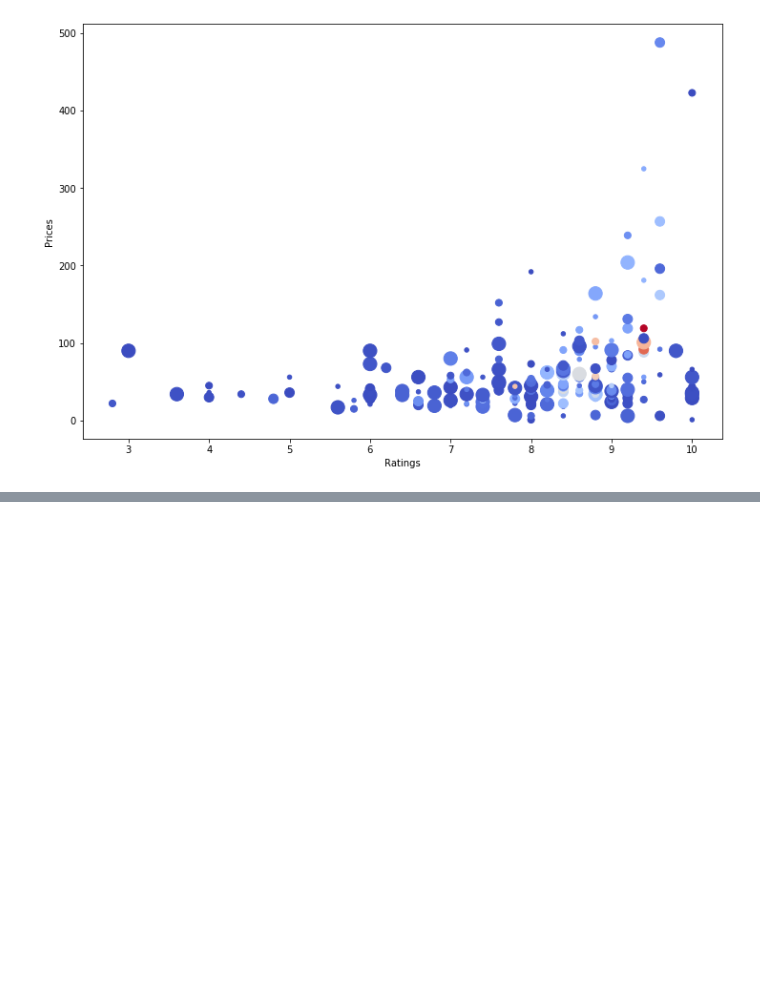
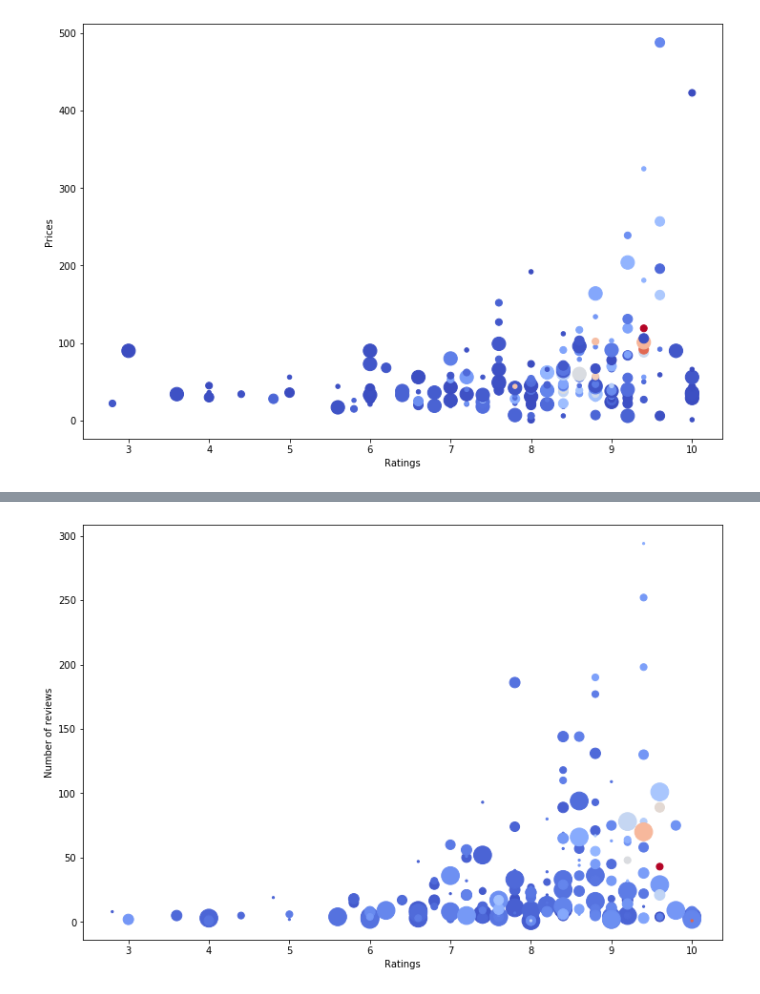
Before and after one commit to KelvinHwee/Machine-Learning, a Jupyter notebook: hotels(dot)com_webscraping_selenium.ipynb, the cells around one changed output, grey strips where cells are left out. Saved outputs shown, nothing was run; the diff lists cells and outputs as text; code cells hidden in the pictures; blank space fills up the shorter version.

```diff
--- a/hotels(dot)com_webscraping_selenium.ipynb
+++ b/hotels(dot)com_webscraping_selenium.ipynb
@@ -173,13 +175,15 @@ plt.show()
 # %%
 # rating against number of reviews
-plt.figure(figsize = (14,10))
+plt.figure(figsize = (12,8))
 plt.scatter(df.rating_cleaned, df.num_reviews_cleaned,
 			c = df.price_cleaned,
 			s = df.price_cleaned,
 			sizes = (5, 50, 100, 120, 350), cmap = 'coolwarm')
 plt.xlabel('Ratings')
 plt.ylabel('Number of reviews')
 plt.show()
+# %% [output]
+[figure, added]
 # %%
 # examine the price per rating
 # the lower the ratio, the better
```
Also changed, not shown: parts of 3 cells of this notebook.
